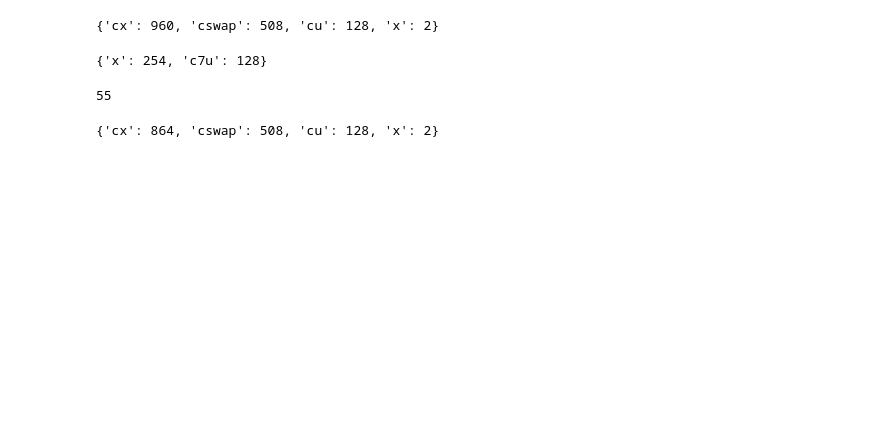
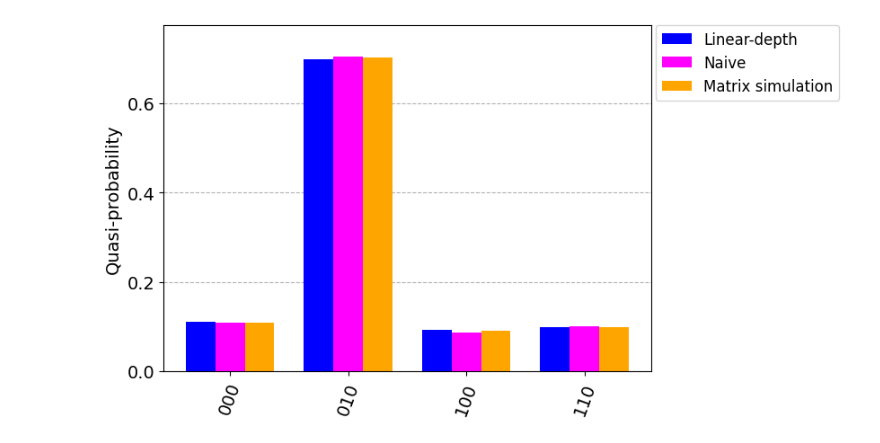
Before and after one commit to ugo-nzongani/Position-dependent-coin-operators, a Jupyter notebook: simulation.ipynb, the cells around one changed output. Saved outputs shown, nothing was run; the diff lists cells and outputs as text; code cells hidden in the pictures; blank space fills up the shorter version.

```diff
--- a/simulation.ipynb
+++ b/simulation.ipynb
@@ -5,32 +7,28 @@ from naive_circuit import *
 # %%
 # Number of position qubits
-n = 7
+n = 3
 # Number of steps
-n_step = 1
+n_step = 200
 # Number of times we want to run the circuits
-n_shot = 1000
+n_shot = 100000
 # Angles for the coin operators
 angles = random_angles(n)
 
 # Linear-depth position-dependent coin operators quantum circuit
-#linear_qc = quantum_walk_linear_depth_circuit(n,angles,n_step)
-linear_qc = build_linear_depth_circuit(n,angles)
-#counts1 = simulate_circuit(linear_qc,n_shot)
+linear_qc = quantum_walk_linear_depth_circuit(n,angles,n_step)
+counts1 = simulate_circuit(linear_qc,n_shot)
 
 # Naive position-dependent coin operators quantum circuit
-#naive_qc = quantum_walk_naive_circuit(n,angles,n_step)
-naive_qc = build_naive_circuit(n,angles)
-#counts2 = simulate_circuit(naive_qc,n_shot)
+naive_qc = quantum_walk_naive_circuit(n,angles,n_step)
+counts2 = simulate_circuit(naive_qc,n_shot)
 
 # Matrix simulation
 v = position_state(n)
 c = coin_state()
 q = quantum_state(v,c)
 
-#q_final = quantum_walk_simulation(n,q,angles,n_step)
+q_final = quantum_walk_simulation(n,q,angles,n_step)
 
-#counts3 = results(n,q_final)
+counts3 = results(n,q_final)
 # Convert the matrix simulation results in qiskit dictionary
-#counts3 = Counts(counts3)
-
-#plot_histogram([counts1,counts2, counts3], legend=['Linear-depth','Naive', 'Matrix simulation'], color=['blue','magenta','orange'])
+counts3 = Counts(counts3)
@@ -45,8 +34,0 @@ naive_qc.depth()
-# %%
-print(dict(linear_qc.count_ops()))
-# %% [output]
-{'cx': 960, 'cswap': 508, 'cu': 128, 'x': 2}
-# %%
-print(dict(naive_qc.count_ops()))
-# %% [output]
-{'x': 254, 'c7u': 128}
@@ -56,8 +35,5 @@ compiled_circuit = transpile(linear_qc, simulator)
-# %%
-compiled_circuit.depth()
-# %% [output]
-55
-# %%
-print(dict(compiled_circuit.count_ops()))
-# %% [output]
-{'cx': 864, 'cswap': 508, 'cu': 128, 'x': 2}
+# %%
+plot_histogram([counts1,counts2, counts3], legend=['Linear-depth','Naive', 'Matrix simulation'],
+               color=['blue','magenta','orange'],bar_labels=False)
+# %% [output]
+[figure, added]
```
Also changed, not shown: parts of 18 cells of this notebook, 1 other file.
